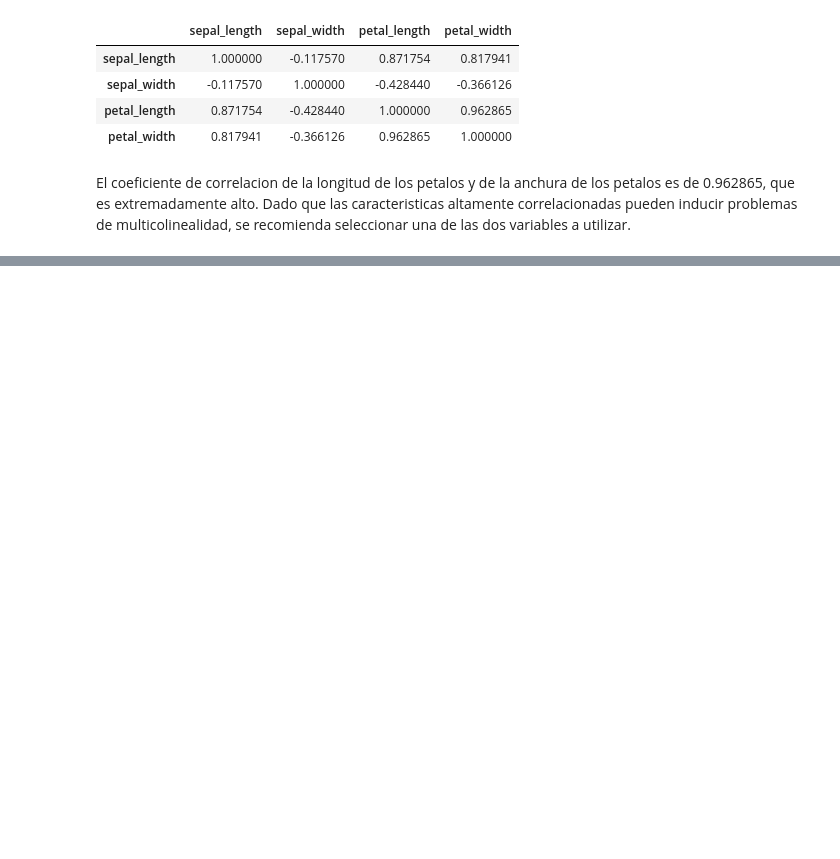
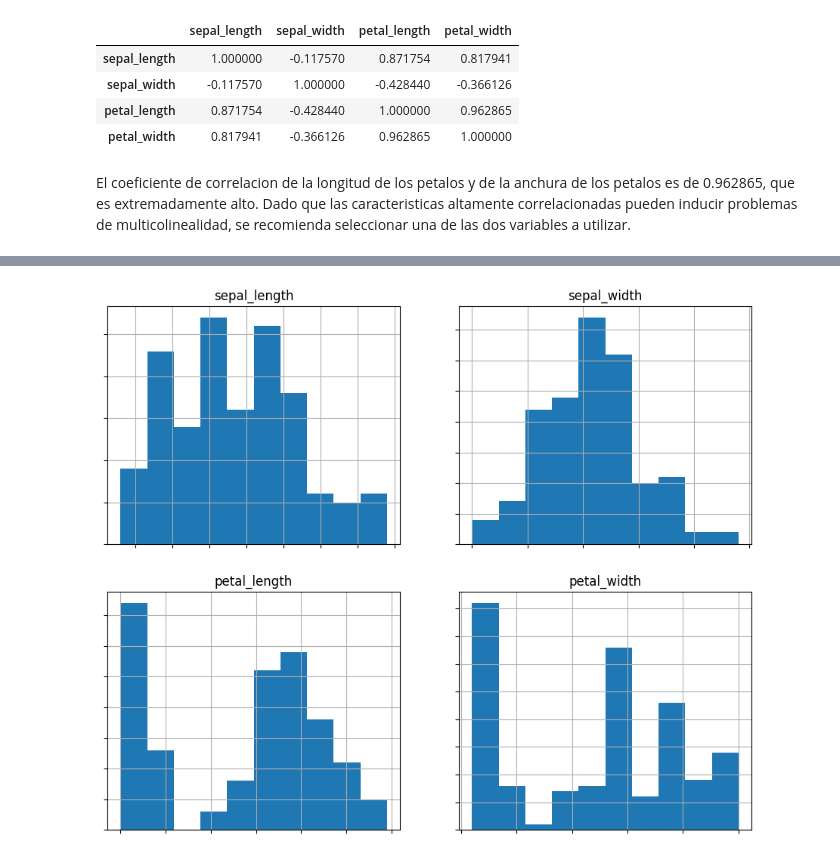
Before and after one commit to sebastianzzab/Curso-SIC, a Jupyter notebook: Semana 14/Clase 1.ipynb, the cells around one changed output, grey strips where cells are left out. Saved outputs shown, nothing was run; the diff lists cells and outputs as text; code cells hidden in the pictures; blank space fills up the shorter version.

```diff
--- a/Semana 14/Clase 1.ipynb
+++ b/Semana 14/Clase 1.ipynb
@@ -948,0 +983,20 @@ Analisis de agregacion
+# %%
+def histogram_iris(feature_names,dataset):
+    i=1
+    plt.figure(figsize=(11,9))
+    for col in feature_names:
+        plt.subplot(2,2,i)
+        plt.axis('on')
+        plt.tick_params(axis='both', left = True,
+                        top = False, right = False,
+                        bottom = True, labelleft=False,
+                        labeltop = False, labelright=False,
+                        labelbottom=False)
+        dataset[col].hist()
+        plt.title(col)
+        i += 1
+    plt.show()
+# %%
+histogram_iris(iris.columns[:-1],iris)
+# %% [output]
+[figure, added]
```
Also changed, not shown: parts of 34 cells of this notebook.
